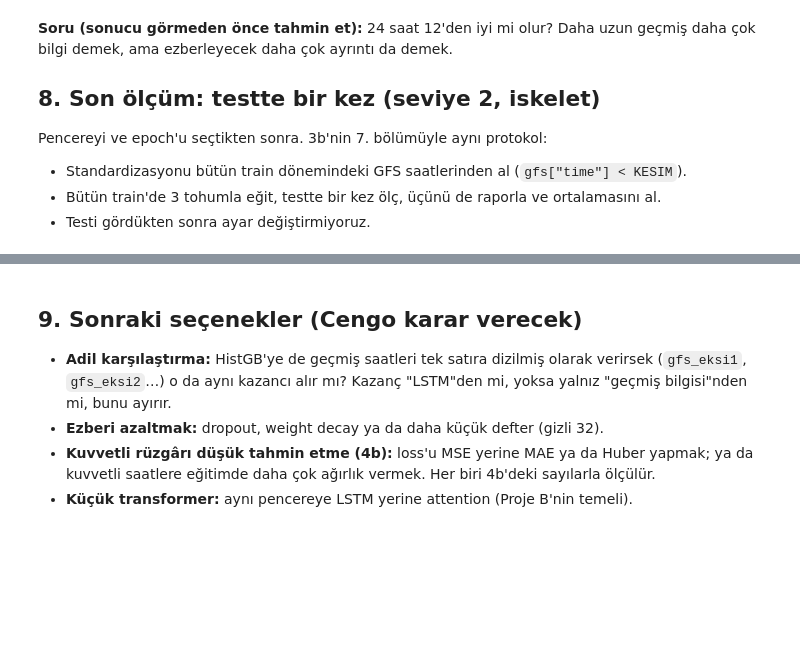
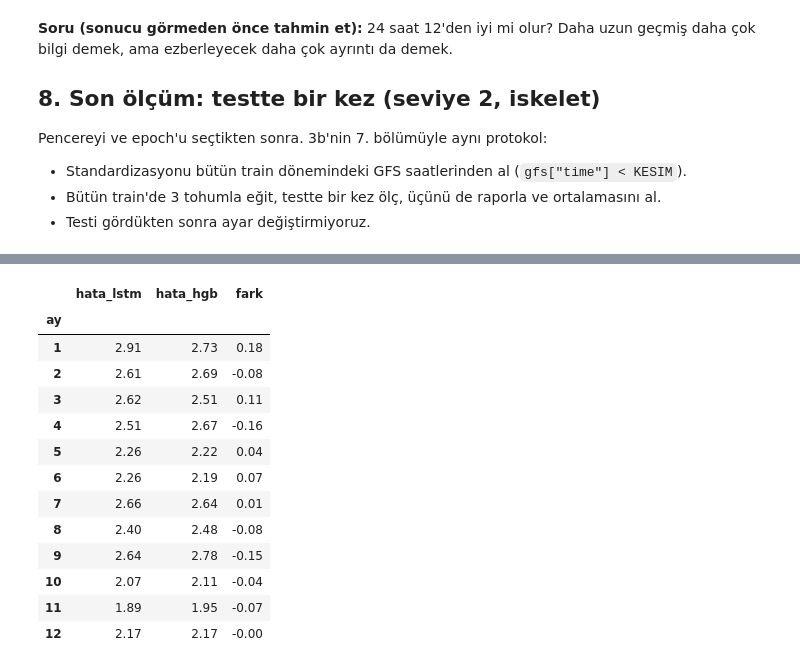
Before and after one commit to YenerCenger/gfs-wind-postprocess, a Jupyter notebook: notebooks/03c-lstm.ipynb, the cells around one changed output, grey strips where cells are left out. Cells and saved outputs as stored; diff of their text form; code cells hidden in the pictures; blank space fills up the shorter version.

Commit message:
Adım 3c: Cengo çalıştırması; pencere kıyası (6/12/24 berabere), test ort. 2,41 (HistGB 2,42), mevsim kıyası; 02b/03b çalıştırma çıktıları

```diff
--- a/notebooks/03c-lstm.ipynb
+++ b/notebooks/03c-lstm.ipynb
@@ -302,9 +302,16 @@ Val dibi 36–49 arası ve sonra hızla bozuluyor. 3b'de dibin erken tarafını
 3b'deki lr ve batch döngülerinin aynı kalıbı. `pencereler(..., pencere=P)` pencereyi değiştiriyor. Her pencere için train2 ve val'i yeniden kesmen gerek (pencere değişince küpün şekli değişiyor). Süre: 24 saatte bir eğitim ~50 sn.
 # %%
 # denenecek pencereler
-# for P in [...]:
-    # train2 ve val için pencereler(...)'i pencere=P ile çağır (x ve y'yi ayrı değişkenlere al)
-    # egit(...)'i çağır: epoch=120, eval_x/eval_y val
-    # val sütununu 5 epoch ortalamasıyla yumuşat (4. bölümdeki satırın aynısı)
-    # print: P, en iyi val, hangi epoch'ta
-    # (isteğe bağlı) en iyi epoch'ta yeniden eğitip kuvvetli(model, x_val, y_val, 15) ile kuvvetli rüzgâr sonucunu da bas
+for P in [6, 12, 24]:
+    x_t, y_t = pencereler(train2, ort2, std2, pencere=P)
+    x_v, y_v = pencereler(val, ort2, std2, pencere=P)
+
+    _, gt = egit(x_t, y_t, epoch=120, eval_x=x_v, eval_y=y_v)
+
+    yumusak = gt["val"].rolling(5, center=True, min_periods=1).mean()
+    en_iyi_epoch = int(yumusak.idxmin()) + 1
+    print("pencere:", P, "en iyi val:", round(yumusak.min(), 3), "epoch:", en_iyi_epoch)
+
+    # isteğe bağlı: en iyi epoch'ta yeniden eğit, kuvvetli rüzgâra bak
+    m, _ = egit(x_t, y_t, epoch=en_iyi_epoch)
+    print("   kuvvetli (>=15 kn):", kuvvetli(m, x_v, y_v, 15))
@@ -332,7 +360,51 @@ Pencereyi ve epoch'u seçtikten sonra. 3b'nin 7. bölümüyle aynı protokol:
-# %% [markdown]
-## 9. Sonraki seçenekler (Cengo karar verecek)
-
-- **Adil karşılaştırma:** HistGB'ye de geçmiş saatleri tek satıra dizilmiş olarak verirsek (`gfs_eksi1`, `gfs_eksi2`…) o da aynı kazancı alır mı? Kazanç "LSTM"den mi, yoksa yalnız "geçmiş bilgisi"nden mi, bunu ayırır.
-- **Ezberi azaltmak:** dropout, weight decay ya da daha küçük defter (gizli 32).
-- **Kuvvetli rüzgârı düşük tahmin etme (4b):** loss'u MSE yerine MAE ya da Huber yapmak; ya da kuvvetli saatlere eğitimde daha çok ağırlık vermek. Her biri 4b'deki sayılarla ölçülür.
-- **Küçük transformer:** aynı pencereye LSTM yerine attention (Proje B'nin temeli).
+# %%
+from sklearn.ensemble import HistGradientBoostingRegressor
+
+# HistGB: 2b'nin kazanan ayarı (ham feature, 125 ağaç), bütün train'de
+def ham_ozellikler(df):
+    X = pd.DataFrame(index=df.index)
+    X["gfs"] = df["speed_kn_gfs"]
+    X["yon"] = df["dir_deg_gfs"]
+    X["hamle_gfs"] = df["gust_kn_gfs"]
+    X["saat"] = df["time"].dt.hour
+    X["ay"] = df["time"].dt.month
+    return X
+
+hgb = HistGradientBoostingRegressor(max_iter=125, early_stopping=False, random_state=0)
+hgb.fit(ham_ozellikler(train), train["speed_kn_obs"])
+
+# her test saati için bir satır: ay, gerçek ölçüm, modellerin hataları
+karsi = pd.DataFrame({"ay": test["time"].dt.month.values,
+                      "olcum": y_test.squeeze(1).numpy()})
+karsi["hata_hgb"] = (hgb.predict(ham_ozellikler(test)) - karsi["olcum"]).abs()
+
+# LSTM: 3 tohum, her birinin hatası ayrı sütun
+for tohum in [0, 1, 2]:
+    m, _ = egit(x_train, y_train, epoch=EPOCH, tohum=tohum)
+    m.eval()
+    with torch.no_grad():
+        tahmin = m(x_test).squeeze(1).numpy()
+    karsi[f"hata_l{tohum}"] = (tahmin - karsi["olcum"]).abs()
+
+# üç tohumun ortalama hatası (her satırda)
+karsi["hata_lstm"] = karsi[["hata_l0", "hata_l1", "hata_l2"]].mean(axis=1)
+
+# aylık ortalama ve fark (eksi = o ay LSTM daha iyi)
+aylik = karsi.groupby("ay")[["hata_lstm", "hata_hgb"]].mean()
+aylik["fark"] = aylik["hata_lstm"] - aylik["hata_hgb"]
+aylik.round(2)
+# %% [output]
+|  | hata_lstm | hata_hgb | fark |
+| ay |  |  |  |
+| 1 | 2.91 | 2.73 | 0.18 |
+| 2 | 2.61 | 2.69 | -0.08 |
+| 3 | 2.62 | 2.51 | 0.11 |
+| 4 | 2.51 | 2.67 | -0.16 |
+| 5 | 2.26 | 2.22 | 0.04 |
+| 6 | 2.26 | 2.19 | 0.07 |
+| 7 | 2.66 | 2.64 | 0.01 |
+| 8 | 2.40 | 2.48 | -0.08 |
+| 9 | 2.64 | 2.78 | -0.15 |
+| 10 | 2.07 | 2.11 | -0.04 |
+| 11 | 1.89 | 1.95 | -0.07 |
+| 12 | 2.17 | 2.17 | -0.00 |
```
Also changed, not shown: parts of 2 cells of this notebook, 2 other files.
